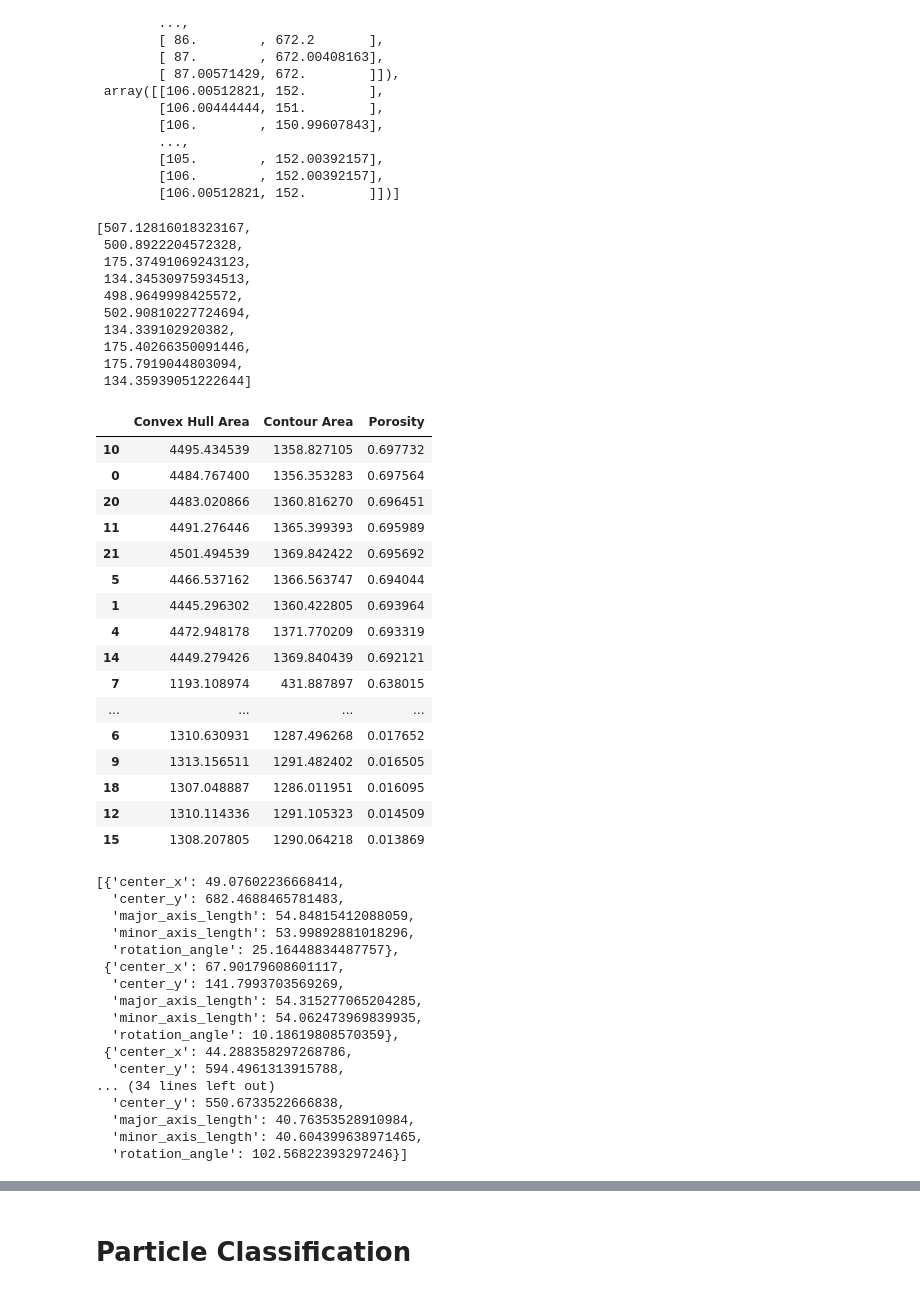
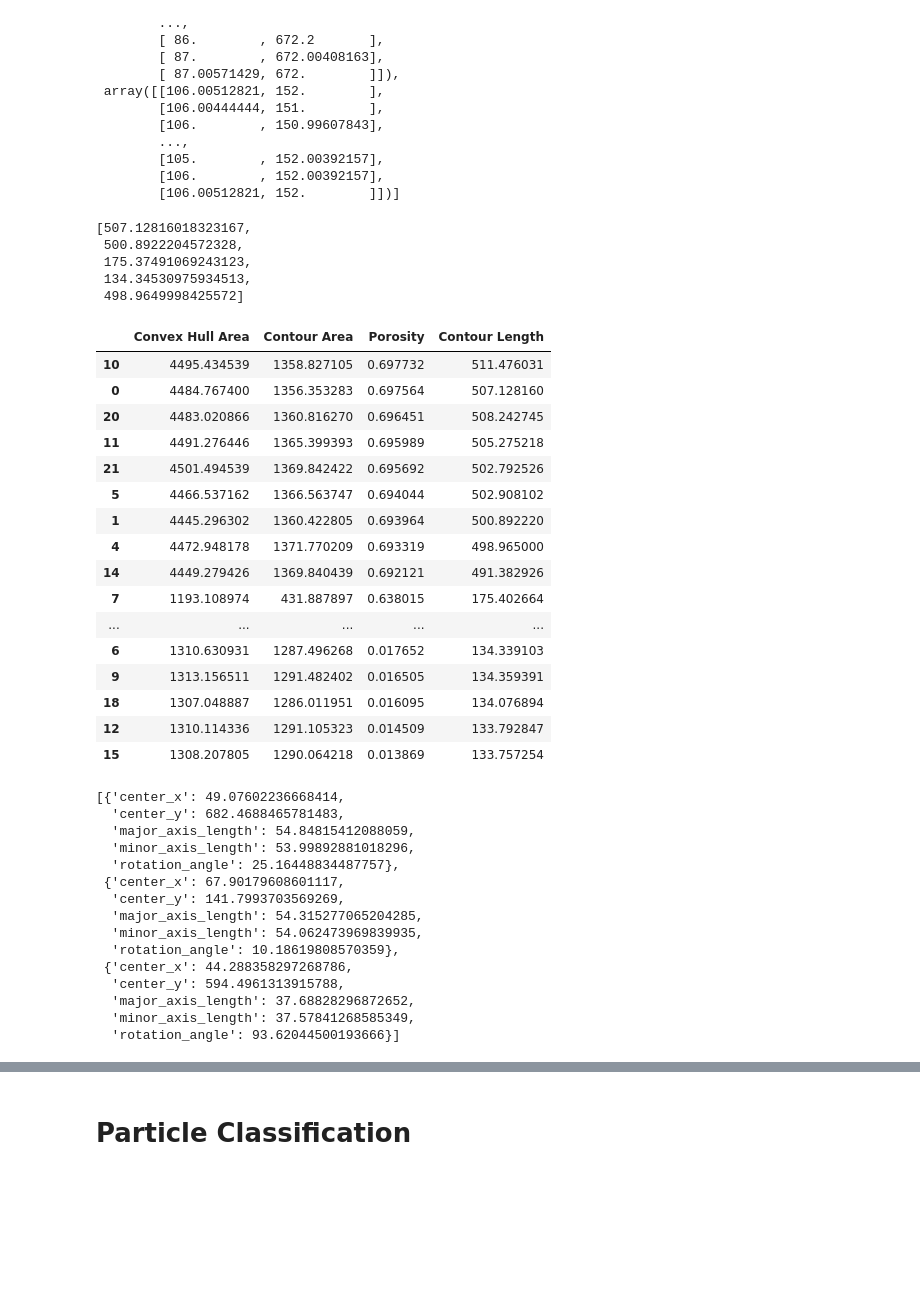
Before and after one commit to ReturnMarc/advanced-computer-vision-ss2024_Gabler_Marc, a Jupyter notebook: Exercise_04/source_code/Feature_extraction.ipynb, the cells around one changed output, grey strips where cells are left out. Drawn from its saved outputs; the diff is of its cells as text; code cells hidden in the pictures; blank space fills up the shorter version.

```diff
--- a/Exercise_04/source_code/Feature_extraction.ipynb
+++ b/Exercise_04/source_code/Feature_extraction.ipynb
@@ -397,18 +384,13 @@ def contour_length(contour):
 contour_lengths = [contour_length(contour) for contour in contours]
 
 # Display the lengths of the first few contours
-contour_lengths[:10]
+contour_lengths[:5]
 # %% [output]
 [507.12816018323167,
  500.8922204572328,
  175.37491069243123,
  134.34530975934513,
- 498.9649998425572,
- 502.90810227724694,
- 134.339102920382,
- 175.40266350091446,
- 175.7919044803094,
- 134.35939051222644]
+ 498.9649998425572]
 # %%
 from scipy.spatial import ConvexHull
 
@@ -417,51 +399,55 @@ def area_polygon(points):
     x = points[:, 0]
     y = points[:, 1]
     return 0.5 * np.abs(np.dot(x, np.roll(y, 1)) - np.dot(y, np.roll(x, 1)))
 
 # Compute convex hull areas and porosities
 convex_hull_areas = []
 original_contour_areas = []
 porosities = []
 
-for contour in contours:
+def calc_metrics(area_polygon, convex_hull_areas, original_contour_areas, porosities, contour):
     hull = ConvexHull(contour)
     hull_area = area_polygon(contour[hull.vertices])
     contour_area = area_polygon(contour)
 
     convex_hull_areas.append(hull_area)
     original_contour_areas.append(contour_area)
 
     if hull_area == 0:  # Prevent division by zero
         porosity = 0
     else:
         porosity = (hull_area - contour_area) / hull_area
     porosities.append(porosity)
 
+for contour in contours:
+    calc_metrics(area_polygon, convex_hull_areas, original_contour_areas, porosities, contour)
+
 # results for the first few contours
 metrics = list(zip(convex_hull_areas, original_contour_areas, porosities))
 
 
 particle_metrics = pd.DataFrame(metrics, columns=['Convex Hull Area', 'Contour Area', 'Porosity'])
+particle_metrics['Contour Length'] = contour_lengths
 
 particle_metrics.sort_values('Porosity', ascending=False)
 # %% [output]
-|  | Convex Hull Area | Contour Area | Porosity |
-| 10 | 4495.434539 | 1358.827105 | 0.697732 |
-| 0 | 4484.767400 | 1356.353283 | 0.697564 |
-| 20 | 4483.020866 | 1360.816270 | 0.696451 |
-| 11 | 4491.276446 | 1365.399393 | 0.695989 |
-| 21 | 4501.494539 | 1369.842422 | 0.695692 |
-| 5 | 4466.537162 | 1366.563747 | 0.694044 |
-| 1 | 4445.296302 | 1360.422805 | 0.693964 |
-| 4 | 4472.948178 | 1371.770209 | 0.693319 |
-| 14 | 4449.279426 | 1369.840439 | 0.692121 |
-| 7 | 1193.108974 | 431.887897 | 0.638015 |
-| ... | ... | ... | ... |
-| 6 | 1310.630931 | 1287.496268 | 0.017652 |
-| 9 | 1313.156511 | 1291.482402 | 0.016505 |
-| 18 | 1307.048887 | 1286.011951 | 0.016095 |
-| 12 | 1310.114336 | 1291.105323 | 0.014509 |
-| 15 | 1308.207805 | 1290.064218 | 0.013869 |
+|  | Convex Hull Area | Contour Area | Porosity | Contour Length |
+| 10 | 4495.434539 | 1358.827105 | 0.697732 | 511.476031 |
+| 0 | 4484.767400 | 1356.353283 | 0.697564 | 507.128160 |
+| 20 | 4483.020866 | 1360.816270 | 0.696451 | 508.242745 |
+| 11 | 4491.276446 | 1365.399393 | 0.695989 | 505.275218 |
+| 21 | 4501.494539 | 1369.842422 | 0.695692 | 502.792526 |
+| 5 | 4466.537162 | 1366.563747 | 0.694044 | 502.908102 |
+| 1 | 4445.296302 | 1360.422805 | 0.693964 | 500.892220 |
+| 4 | 4472.948178 | 1371.770209 | 0.693319 | 498.965000 |
+| 14 | 4449.279426 | 1369.840439 | 0.692121 | 491.382926 |
+| 7 | 1193.108974 | 431.887897 | 0.638015 | 175.402664 |
+| ... | ... | ... | ... | ... |
+| 6 | 1310.630931 | 1287.496268 | 0.017652 | 134.339103 |
+| 9 | 1313.156511 | 1291.482402 | 0.016505 | 134.359391 |
+| 18 | 1307.048887 | 1286.011951 | 0.016095 | 134.076894 |
+| 12 | 1310.114336 | 1291.105323 | 0.014509 | 133.792847 |
+| 15 | 1308.207805 | 1290.064218 | 0.013869 | 133.757254 |
 # %%
 from skimage.measure import EllipseModel
 
@@ -484,7 +470,7 @@ def fit_ellipse_to_contour(contour):
 ellipse_params = [fit_ellipse_to_contour(contour) for contour in contours]
 
 # Show ellipse parameters for the first few fits
-ellipse_params[:10]
+ellipse_params[:3]
 # %% [output]
 [{'center_x': 49.07602236668414,
   'center_y': 682.4688465781483,
@@ -498,8 +484,6 @@ ellipse_params[:10]
   'rotation_angle': 10.18619808570359},
  {'center_x': 44.288358297268786,
   'center_y': 594.4961313915788,
-... (34 lines left out)
-  'center_y': 550.6733522666838,
-  'major_axis_length': 40.76353528910984,
-  'minor_axis_length': 40.604399638971465,
-  'rotation_angle': 102.56822393297246}]
+  'major_axis_length': 37.68828296872652,
+  'minor_axis_length': 37.57841268585349,
+  'rotation_angle': 93.62044500193666}]
```
Also changed, not shown: parts of 19 cells of this notebook, 3 other files.
